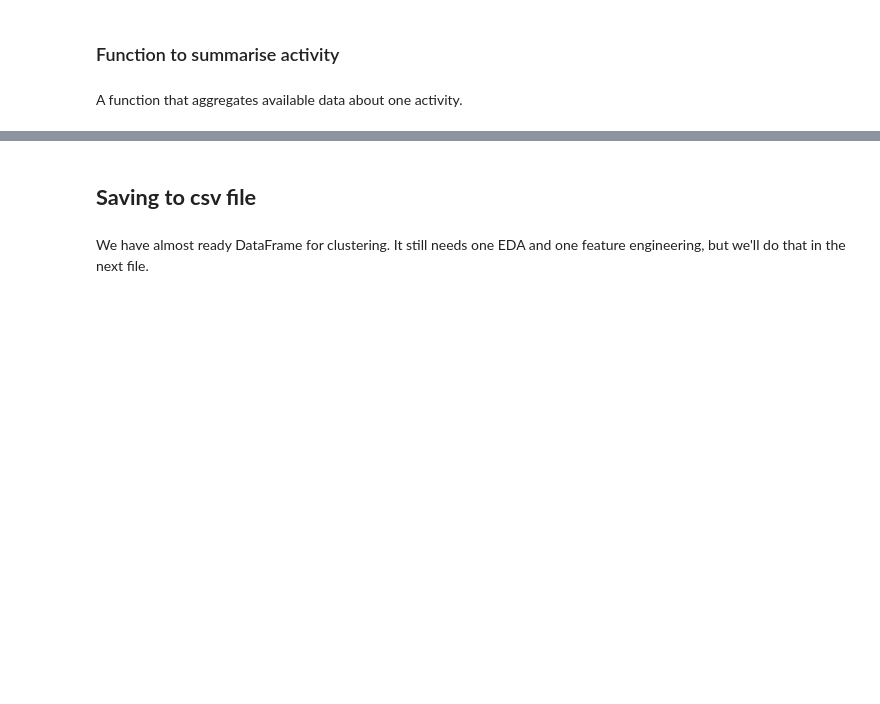
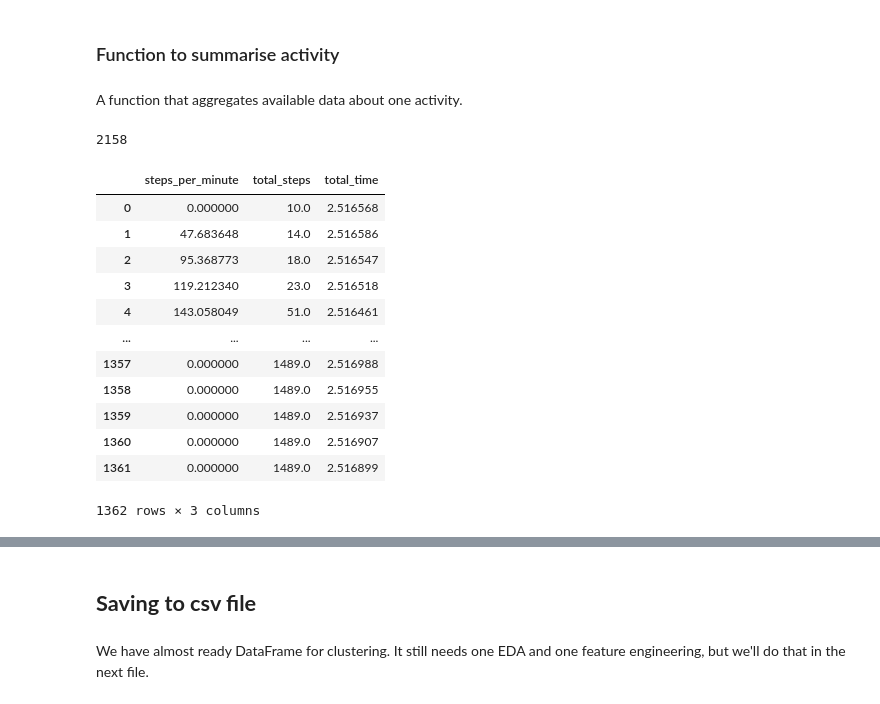
Before and after one commit to FilipLangiewicz/ActivityDetection, a Jupyter notebook: code/AD_1_final.ipynb, the cells around one changed output, grey strips where cells are left out. Drawn from its saved outputs; the diff is of its cells as text; code cells hidden in the pictures; blank space fills up the shorter version.

```diff
--- a/code/AD_1_final.ipynb
+++ b/code/AD_1_final.ipynb
@@ -1028,8 +1037,28 @@ def summarise_activity(df):
     summary_df = grouped.apply(summarise_group).reset_index(drop=True)
 
     return summary_df
+# %%
+df['Pedometer_steps'].max()
+# %% [output]
+2158
 # %%
 result = summarise_activity(df)
+# %%
+result[['steps_per_minute', 'total_steps', 'total_time']]
+# %% [output]
+|  | steps_per_minute | total_steps | total_time |
+| 0 | 0.000000 | 10.0 | 2.516568 |
+| 1 | 47.683648 | 14.0 | 2.516586 |
+| 2 | 95.368773 | 18.0 | 2.516547 |
+| 3 | 119.212340 | 23.0 | 2.516518 |
+| 4 | 143.058049 | 51.0 | 2.516461 |
+| ... | ... | ... | ... |
+| 1357 | 0.000000 | 1489.0 | 2.516988 |
+| 1358 | 0.000000 | 1489.0 | 2.516955 |
+| 1359 | 0.000000 | 1489.0 | 2.516937 |
+| 1360 | 0.000000 | 1489.0 | 2.516907 |
+| 1361 | 0.000000 | 1489.0 | 2.516899 |
+1362 rows × 3 columns
 # %%
 result
 # %% [output]
```
Also changed, not shown: parts of 17 cells of this notebook, 1 other file.
